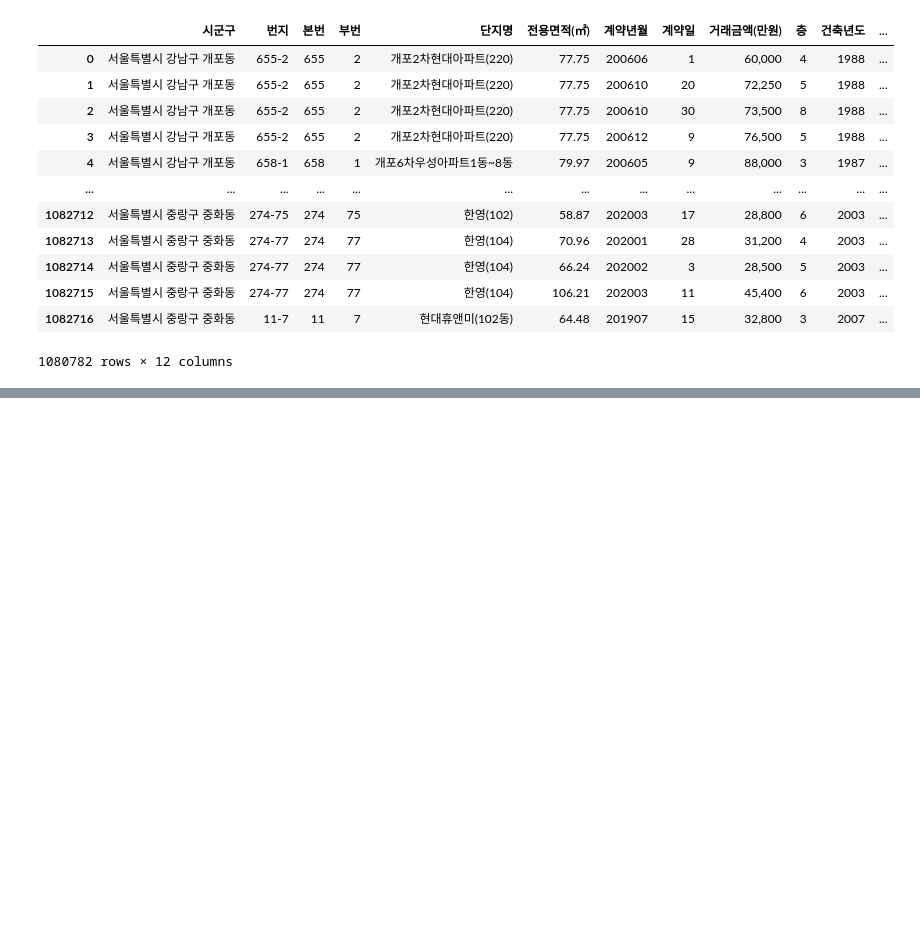
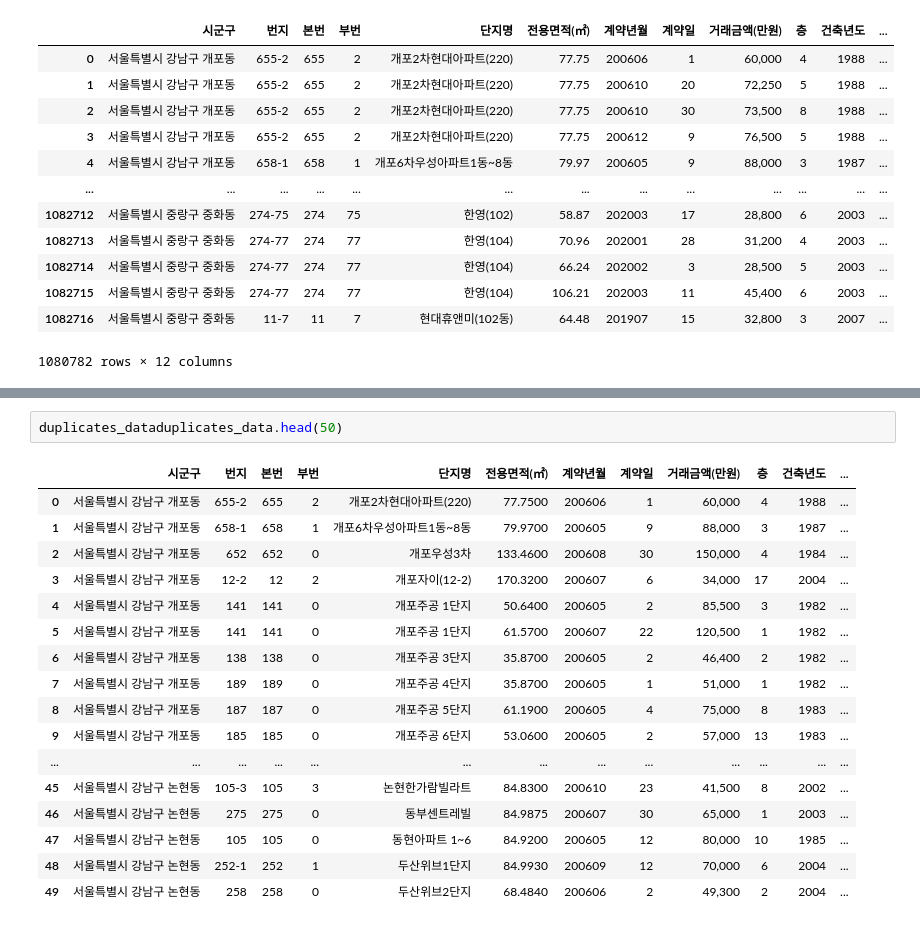
Before and after one commit to lhk063/Winter, a Jupyter notebook: 공부/Python/Kakao API.ipynb, the cells around one changed output, grey strips where cells are left out. Drawn from its saved outputs; the diff is of its cells as text; blank space fills up the shorter version.

```diff
--- a/공부/Python/Kakao API.ipynb
+++ b/공부/Python/Kakao API.ipynb
@@ -66,0 +121,20 @@ for i in range(len(duple_real_estate)):
+# %%
+duplicates_dataduplicates_data.head(50)
+# %% [output]
+|  | 시군구 | 번지 | 본번 | 부번 | 단지명 | 전용면적(㎡) | 계약년월 | 계약일 | 거래금액(만원) | 층 | 건축년도 | ... |
+| 0 | 서울특별시 강남구 개포동 | 655-2 | 655 | 2 | 개포2차현대아파트(220) | 77.7500 | 200606 | 1 | 60,000 | 4 | 1988 | ... |
+| 1 | 서울특별시 강남구 개포동 | 658-1 | 658 | 1 | 개포6차우성아파트1동~8동 | 79.9700 | 200605 | 9 | 88,000 | 3 | 1987 | ... |
+| 2 | 서울특별시 강남구 개포동 | 652 | 652 | 0 | 개포우성3차 | 133.4600 | 200608 | 30 | 150,000 | 4 | 1984 | ... |
+| 3 | 서울특별시 강남구 개포동 | 12-2 | 12 | 2 | 개포자이(12-2) | 170.3200 | 200607 | 6 | 34,000 | 17 | 2004 | ... |
+| 4 | 서울특별시 강남구 개포동 | 141 | 141 | 0 | 개포주공 1단지 | 50.6400 | 200605 | 2 | 85,500 | 3 | 1982 | ... |
+| 5 | 서울특별시 강남구 개포동 | 141 | 141 | 0 | 개포주공 1단지 | 61.5700 | 200607 | 22 | 120,500 | 1 | 1982 | ... |
+| 6 | 서울특별시 강남구 개포동 | 138 | 138 | 0 | 개포주공 3단지 | 35.8700 | 200605 | 2 | 46,400 | 2 | 1982 | ... |
+| 7 | 서울특별시 강남구 개포동 | 189 | 189 | 0 | 개포주공 4단지 | 35.8700 | 200605 | 1 | 51,000 | 1 | 1982 | ... |
+| 8 | 서울특별시 강남구 개포동 | 187 | 187 | 0 | 개포주공 5단지 | 61.1900 | 200605 | 4 | 75,000 | 8 | 1983 | ... |
+| 9 | 서울특별시 강남구 개포동 | 185 | 185 | 0 | 개포주공 6단지 | 53.0600 | 200605 | 2 | 57,000 | 13 | 1983 | ... |
+| ... | ... | ... | ... | ... | ... | ... | ... | ... | ... | ... | ... | ... |
+| 45 | 서울특별시 강남구 논현동 | 105-3 | 105 | 3 | 논현한가람빌라트 | 84.8300 | 200610 | 23 | 41,500 | 8 | 2002 | ... |
+| 46 | 서울특별시 강남구 논현동 | 275 | 275 | 0 | 동부센트레빌 | 84.9875 | 200607 | 30 | 65,000 | 1 | 2003 | ... |
+| 47 | 서울특별시 강남구 논현동 | 105 | 105 | 0 | 동현아파트 1~6 | 84.9200 | 200605 | 12 | 80,000 | 10 | 1985 | ... |
+| 48 | 서울특별시 강남구 논현동 | 252-1 | 252 | 1 | 두산위브1단지 | 84.9930 | 200609 | 12 | 70,000 | 6 | 2004 | ... |
+| 49 | 서울특별시 강남구 논현동 | 258 | 258 | 0 | 두산위브2단지 | 68.4840 | 200606 | 2 | 49,300 | 2 | 2004 | ... |
```
Also changed, not shown: parts of 5 cells of this notebook.
